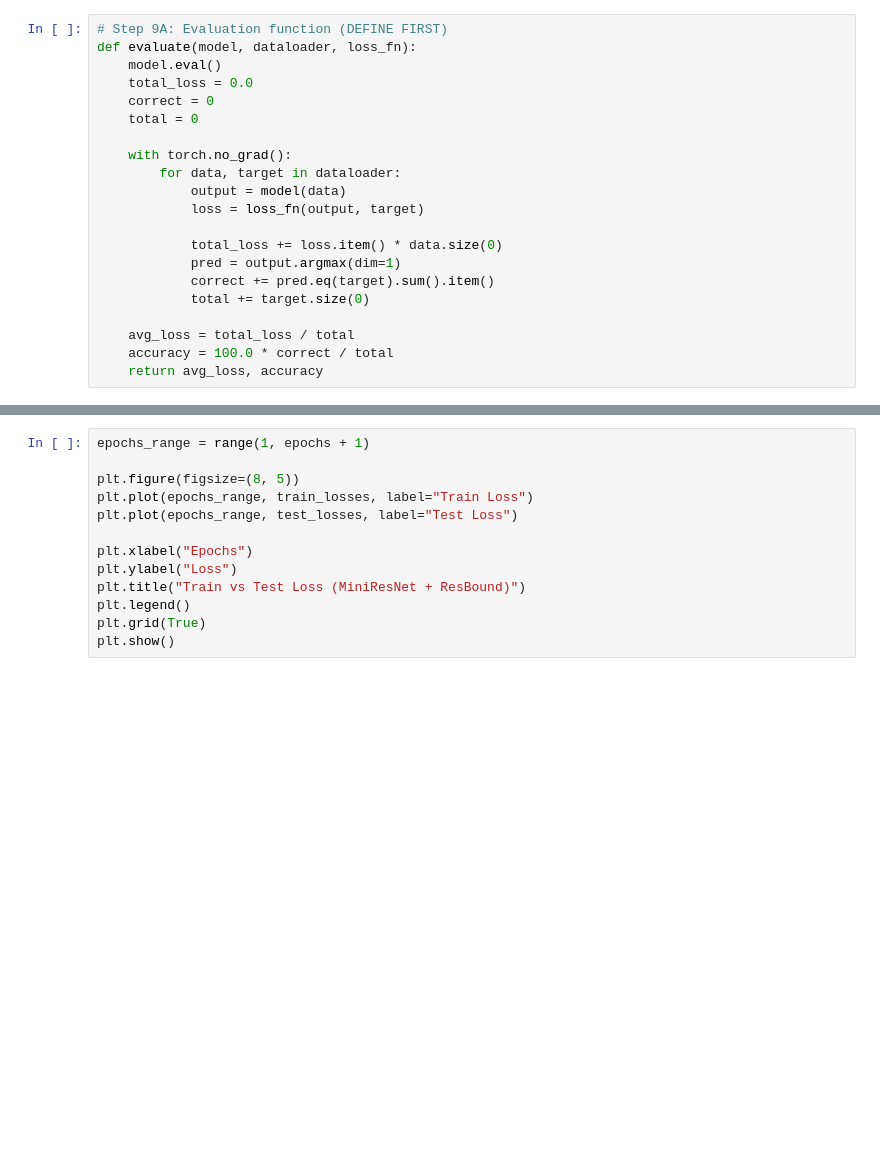
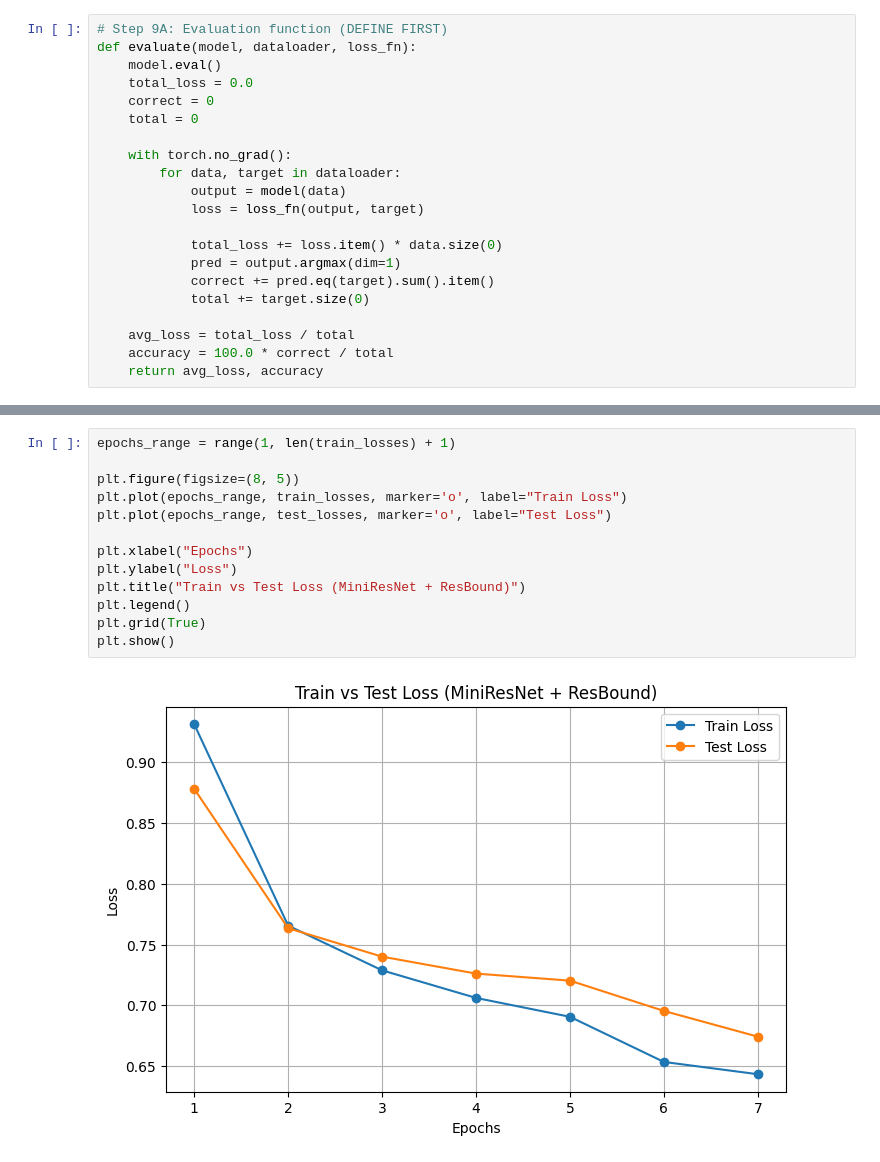
Before and after one commit to dvnananth/rasmitha, a Jupyter notebook: FMNIST_CNN_ResNetCNN_WnB.ipynb, the cells around one changed output, grey strips where cells are left out. Drawn from its saved outputs; the diff is of its cells as text; blank space fills up the shorter version.

```diff
--- a/FMNIST_CNN_ResNetCNN_WnB.ipynb
+++ b/FMNIST_CNN_ResNetCNN_WnB.ipynb
@@ -283,13 +302,15 @@ wandb.finish()
 # %%
-epochs_range = range(1, epochs + 1)
+epochs_range = range(1, len(train_losses) + 1)
 
 plt.figure(figsize=(8, 5))
-plt.plot(epochs_range, train_losses, label="Train Loss")
-plt.plot(epochs_range, test_losses, label="Test Loss")
+plt.plot(epochs_range, train_losses, marker='o', label="Train Loss")
+plt.plot(epochs_range, test_losses, marker='o', label="Test Loss")
 
 plt.xlabel("Epochs")
 plt.ylabel("Loss")
 plt.title("Train vs Test Loss (MiniResNet + ResBound)")
 plt.legend()
 plt.grid(True)
 plt.show()
+# %% [output]
+[figure, added]
```
Also changed, not shown: parts of 3 cells of this notebook.
